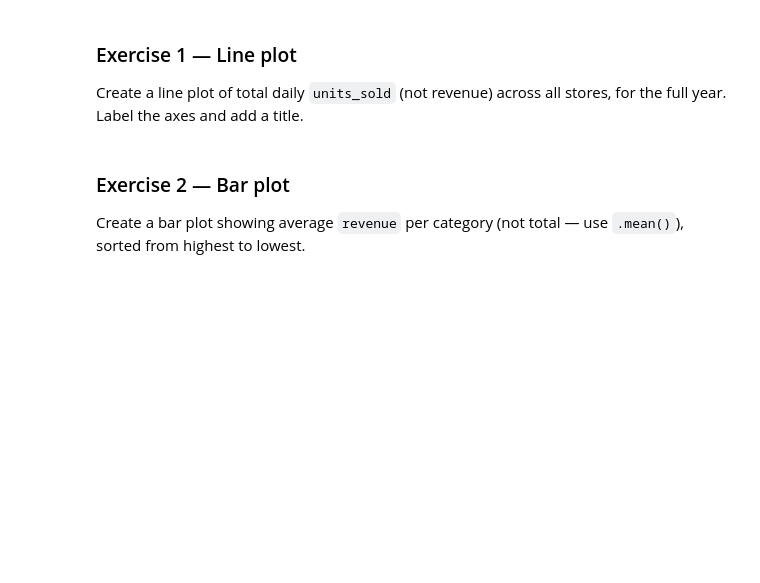
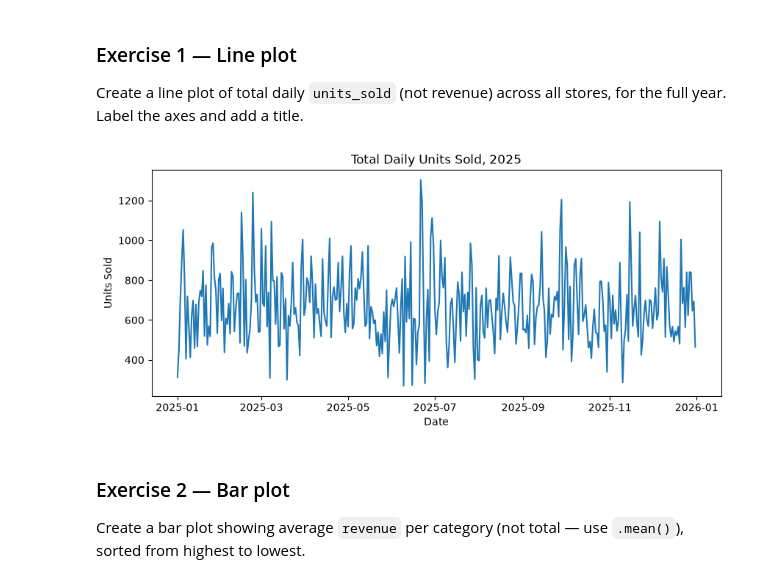
Before and after one commit to NicolasVA90/DSA_504_excercise, a Jupyter notebook: DSA504_Class8_Visualization_I_matplotlib.ipynb, the cells around one changed output. Cells and saved outputs as stored; diff of their text form; code cells hidden in the pictures; blank space fills up the shorter version.

Commit message:
Class 8 - Exercise

```diff
--- a/DSA504_Class8_Visualization_I_matplotlib.ipynb
+++ b/DSA504_Class8_Visualization_I_matplotlib.ipynb
@@ -187,7 +217,17 @@ Work through these using `sales`, already loaded above from `retail_sales_clean.
 ### Exercise 1 — Line plot
 Create a line plot of total daily `units_sold` (not revenue) across all stores, for the full year. Label the axes and add a title.
 # %%
-# Exercise 1 — your code here
+# Exercise 1 — Line plot
+daily_units = sales.groupby("date")["units_sold"].sum()
+
+fig, ax = plt.subplots(figsize=(10, 4))
+ax.plot(daily_units.index, daily_units.values)
+ax.set_title("Total Daily Units Sold, 2025")
+ax.set_xlabel("Date")
+ax.set_ylabel("Units Sold")
+plt.show()
+# %% [output]
+[figure, added]
 # %% [markdown]
 ### Exercise 2 — Bar plot
 Create a bar plot showing average `revenue` per category (not total — use `.mean()`), sorted from highest to lowest.
```
Also changed, not shown: parts of 15 cells of this notebook, 1 other file.
